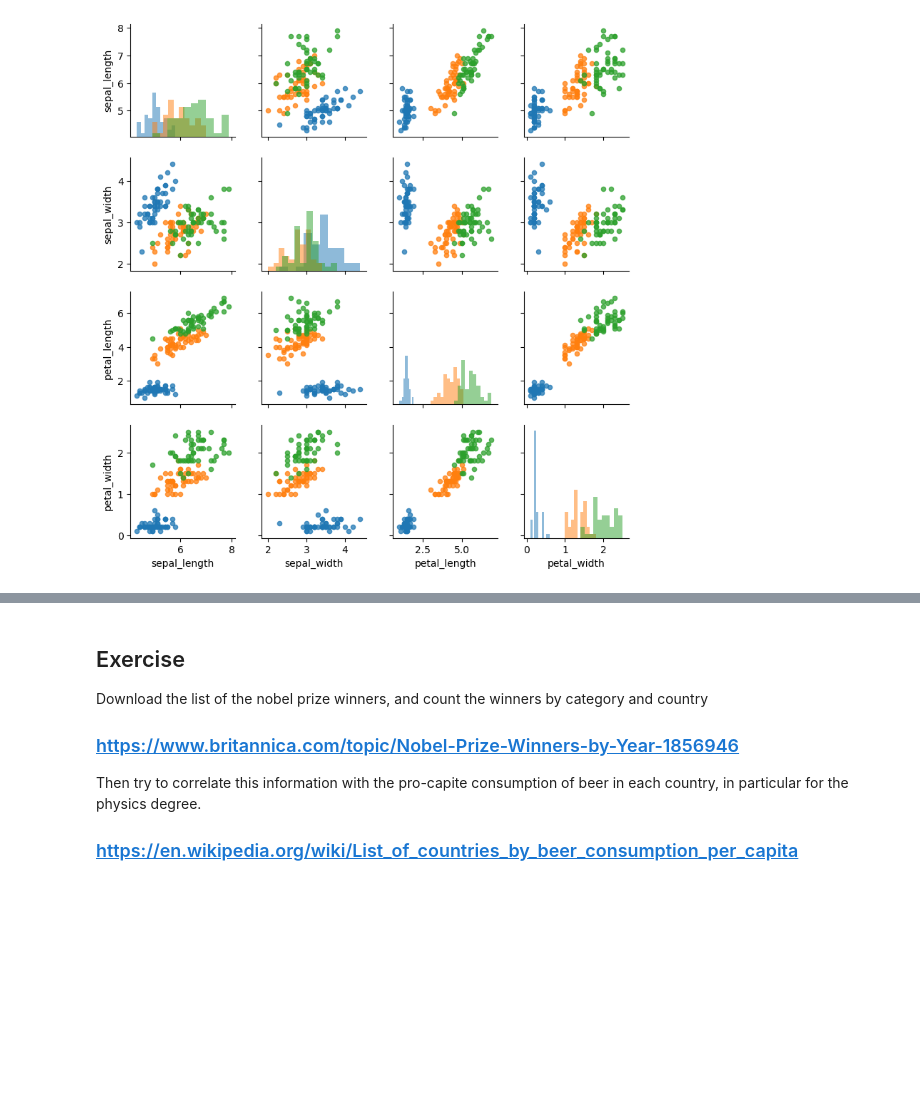
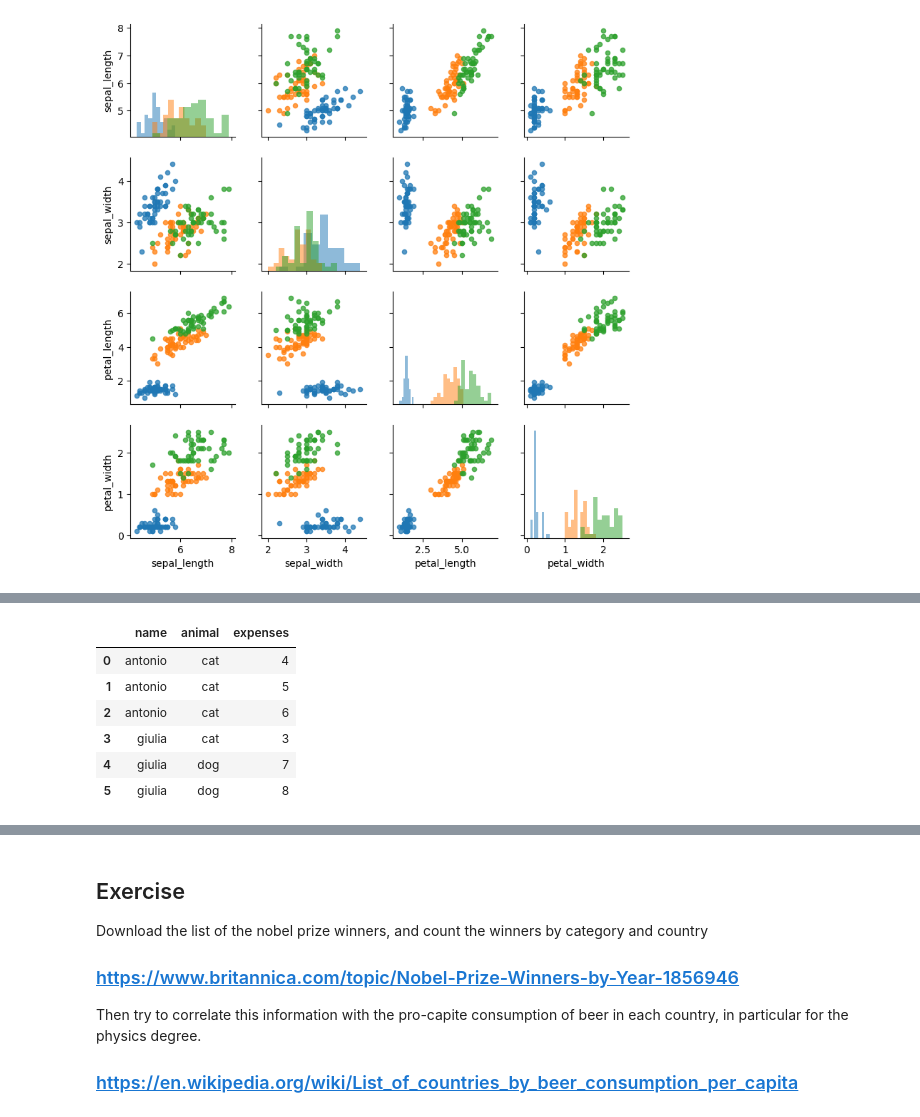
Before and after one commit to UniboDIFABiophysics/programmingCourseDIFA, a Jupyter notebook: Lesson_09_DataFrame_and_Pandas.ipynb, the cells around one changed output, grey strips where cells are left out. Cells and saved outputs as stored; diff of their text form; code cells hidden in the pictures; blank space fills up the shorter version.

```diff
--- a/Lesson_09_DataFrame_and_Pandas.ipynb
+++ b/Lesson_09_DataFrame_and_Pandas.ipynb
@@ -1233,0 +1373,17 @@ g.map_offdiag(plt.scatter, alpha=0.75, s=20);
+# %%
+#can apply a generic function cell-wise, column-wise, etc...
+def highlight_median(x, color):
+    import numpy as np
+    median =  np.median(x.to_numpy())
+    style_to_apply = f"color: {color};"
+    return np.where(x>median, style_to_apply, None)
+
+expenses.style.apply(highlight_median, color='orange', subset=["expenses"])
+# %% [output]
+|  | name | animal | expenses |
+| 0 | antonio | cat | 4 |
+| 1 | antonio | cat | 5 |
+| 2 | antonio | cat | 6 |
+| 3 | giulia | cat | 3 |
+| 4 | giulia | dog | 7 |
+| 5 | giulia | dog | 8 |
```
Also changed, not shown: parts of 14 cells of this notebook, 3 other files.
